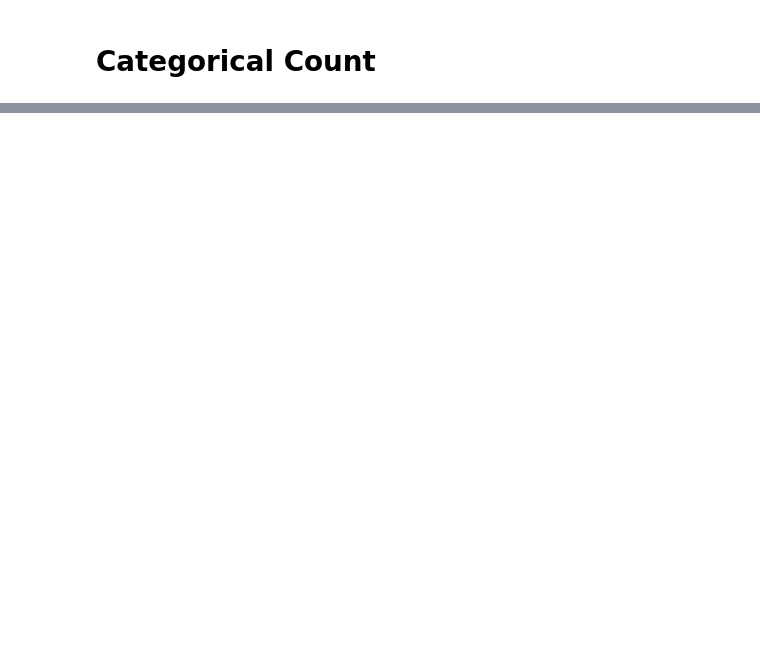
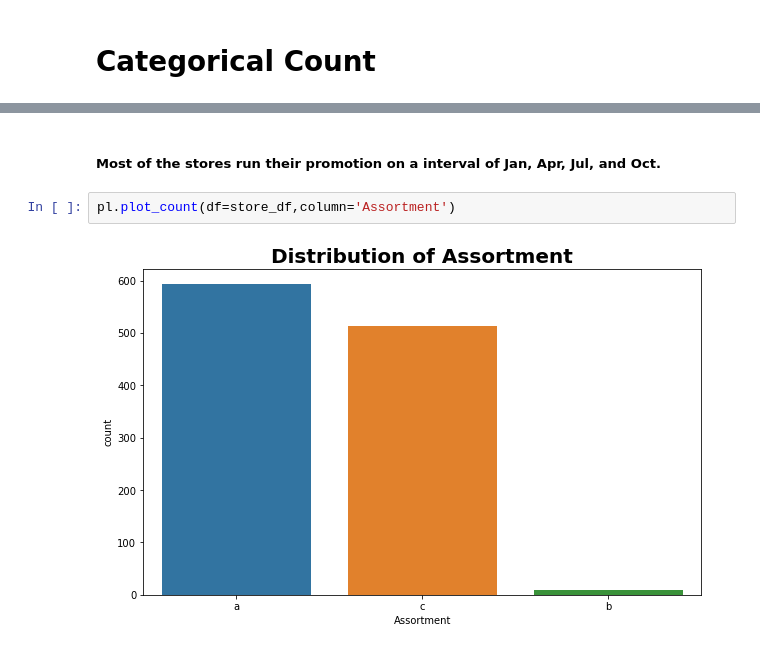
Before and after one commit to degagawolde/pharmaceutical-sales-prediction, a Jupyter notebook: notebooks/StoreDataExploration.ipynb, the cells around one changed output, grey strips where cells are left out. Drawn from its saved outputs; the diff is of its cells as text; blank space fills up the shorter version.

```diff
--- a/notebooks/StoreDataExploration.ipynb
+++ b/notebooks/StoreDataExploration.ipynb
@@ -130 +140,7 @@ store_df['Assortment'].value_counts().plot(kind='bar')
+# %% [markdown]
+##### Most of the stores run their promotion on a interval of Jan, Apr, Jul, and Oct.
+# %%
+pl.plot_count(df=store_df,column='Assortment')
+# %% [output]
+[figure, added]
 # %%
```
Also changed, not shown: parts of 35 cells of this notebook, 9 other files.
